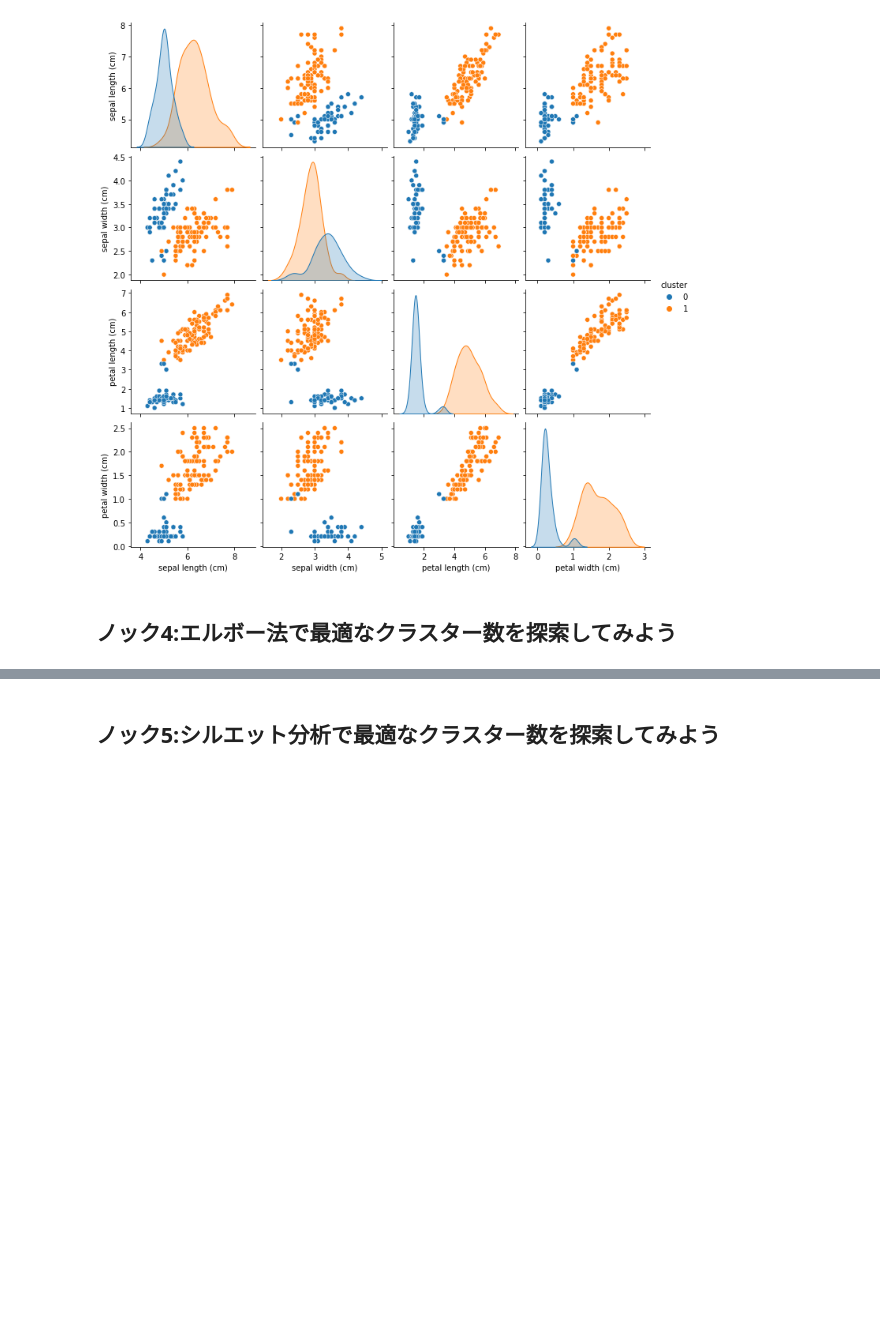
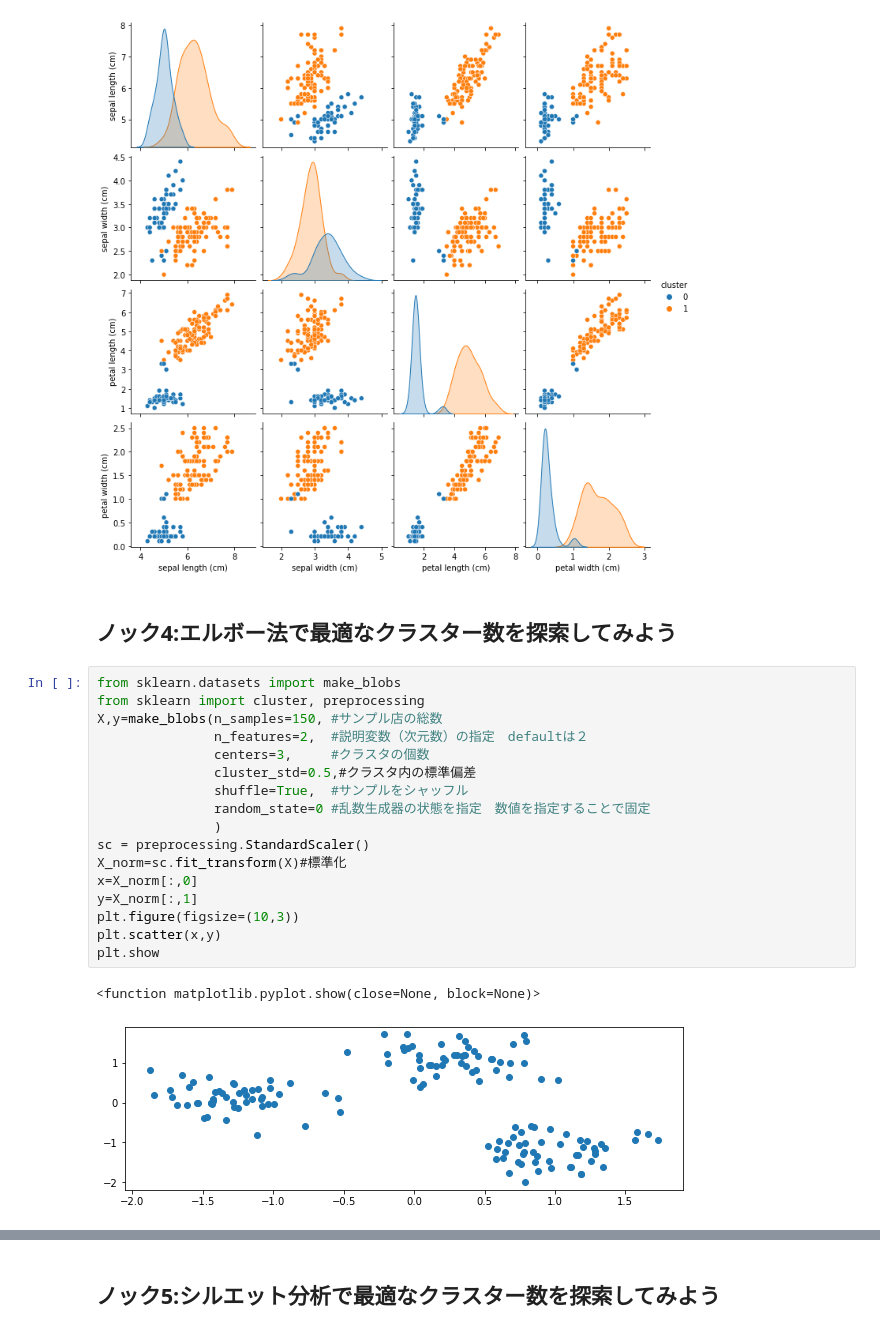
Before and after one commit to ETPython/100-knock-AI-model-buildin, a Jupyter notebook: 100knock-AImodel/chapter-1/1章.ipynb, the cells around one changed output, grey strips where cells are left out. Drawn from its saved outputs; the diff is of its cells as text; blank space fills up the shorter version.

```diff
--- a/100knock-AImodel/chapter-1/1章.ipynb
+++ b/100knock-AImodel/chapter-1/1章.ipynb
@@ -179,3 +180,23 @@ ARI:0.54
 [figure]
 # %% [markdown]
 ## ノック4:エルボー法で最適なクラスター数を探索してみよう
+# %%
+from sklearn.datasets import make_blobs
+from sklearn import cluster, preprocessing
+X,y=make_blobs(n_samples=150, #サンプル店の総数
+               n_features=2,  #説明変数（次元数）の指定　defaultは２
+               centers=3,     #クラスタの個数
+               cluster_std=0.5,#クラスタ内の標準偏差
+               shuffle=True,  #サンプルをシャッフル
+               random_state=0 #乱数生成器の状態を指定　数値を指定することで固定
+               )
+sc = preprocessing.StandardScaler()
+X_norm=sc.fit_transform(X)#標準化
+x=X_norm[:,0]
+y=X_norm[:,1]
+plt.figure(figsize=(10,3))
+plt.scatter(x,y)
+plt.show
+# %% [output]
+<function matplotlib.pyplot.show(close=None, block=None)>
+[figure, added]
```
Also changed, not shown: parts of 10 cells of this notebook, 3 other files.
